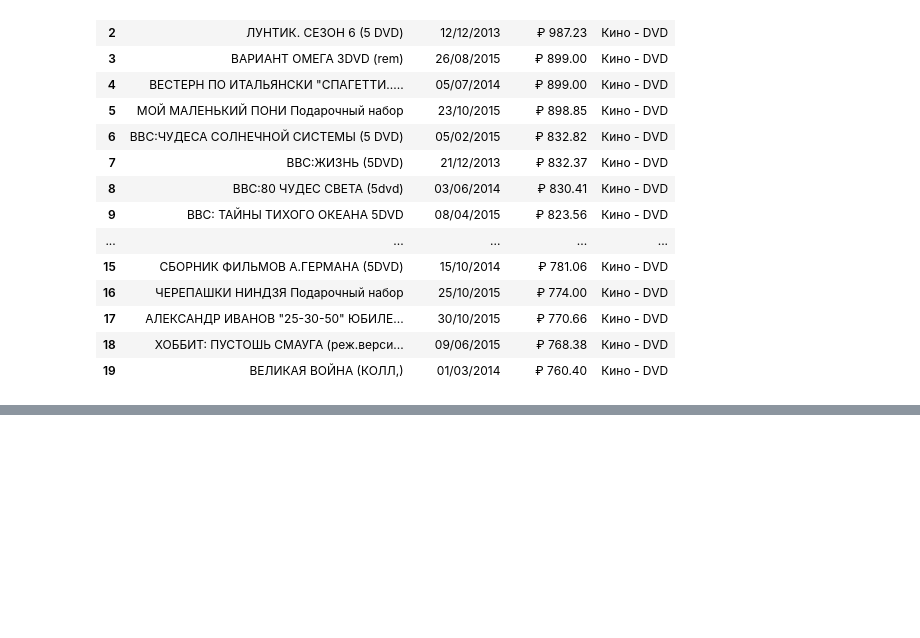
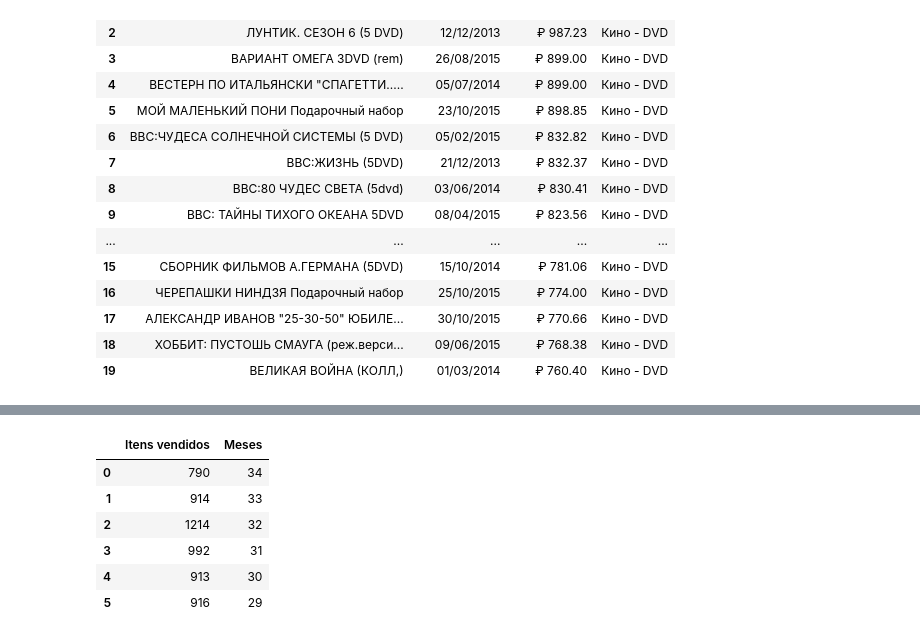
Before and after one commit to alissone/banco_de_dados, a Jupyter notebook: QueriesSQL.ipynb, the cells around one changed output, grey strips where cells are left out. Drawn from its saved outputs; the diff is of its cells as text; code cells hidden in the pictures; blank space fills up the shorter version.

Commit message:
Show query 5 on notebook

```diff
--- a/QueriesSQL.ipynb
+++ b/QueriesSQL.ipynb
@@ -202,0 +205,11 @@ pd.read_sql(query4, conn)
+# %%
+query5 = ler_arquivo(QUERIES_FOLDER + "query5.sql")
+pd.read_sql(query5, conn)
+# %% [output]
+|  | Itens vendidos | Meses |
+| 0 | 790 | 34 |
+| 1 | 914 | 33 |
+| 2 | 1214 | 32 |
+| 3 | 992 | 31 |
+| 4 | 913 | 30 |
+| 5 | 916 | 29 |
```
Also changed, not shown: parts of 3 cells of this notebook.
